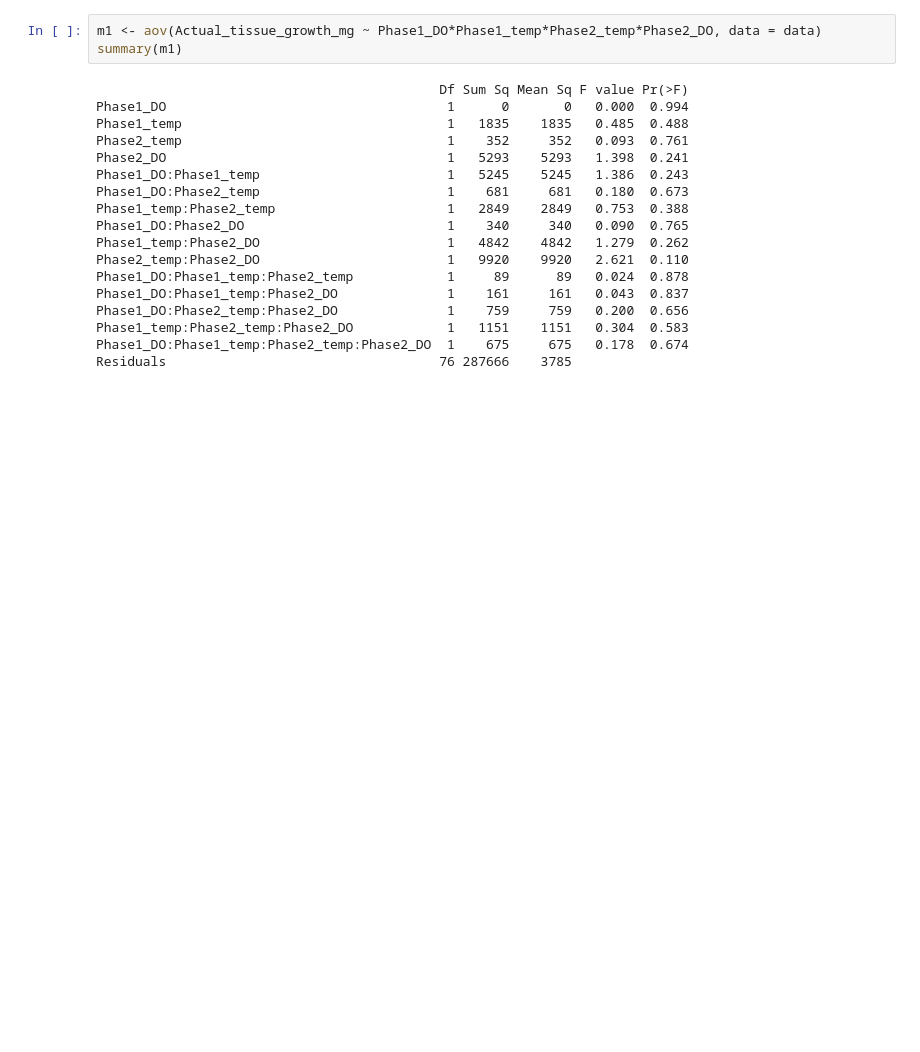
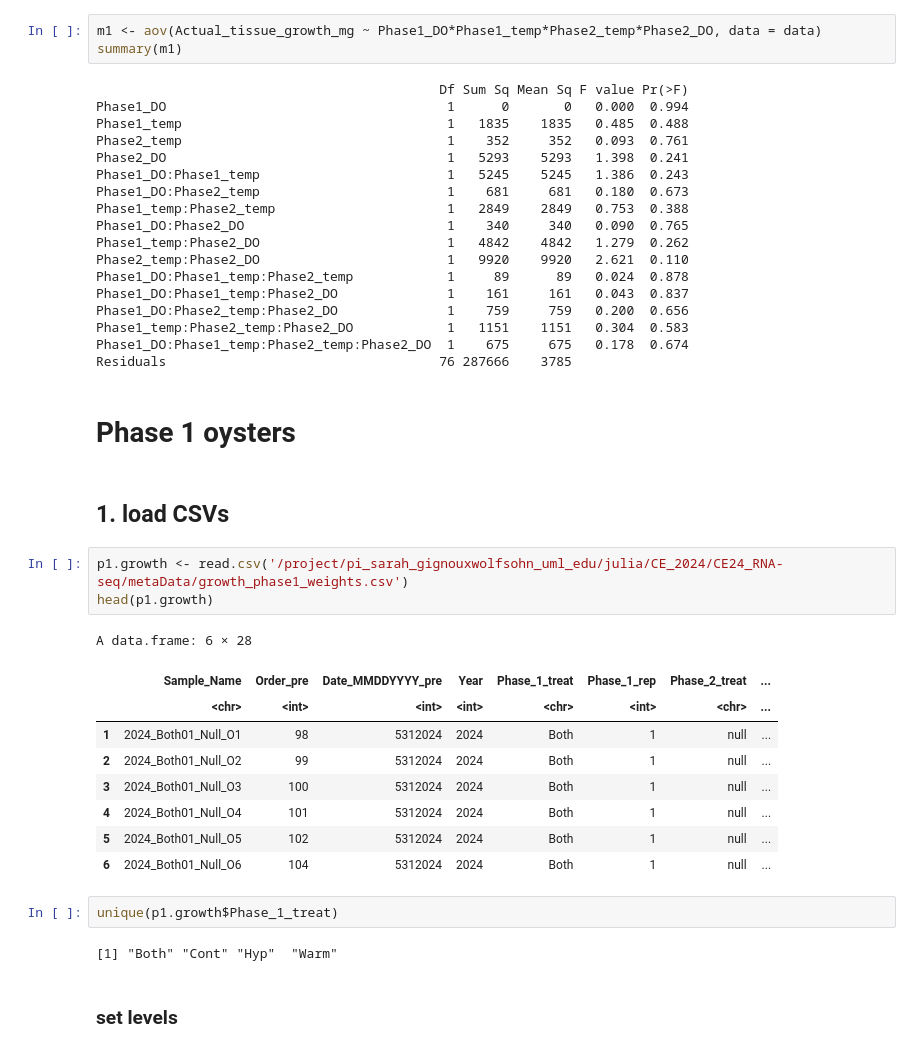
Before and after one commit to jgmcdonough/CE24_RNA-seq, a Jupyter notebook: analysis/diff_expression/phase2_v_phase2/growth_treatments.ipynb, the cells around one changed output. Saved outputs shown, nothing was run; the diff lists cells and outputs as text; blank space fills up the shorter version.

Commit message:
start phase 1 growth analysis

```diff
--- a/analysis/diff_expression/phase2_v_phase2/growth_treatments.ipynb
+++ b/analysis/diff_expression/phase2_v_phase2/growth_treatments.ipynb
@@ -571,3 +571,26 @@ Phase1_DO:Phase2_temp:Phase2_DO              1    759     759   0.200  0.656
 Phase1_temp:Phase2_temp:Phase2_DO            1   1151    1151   0.304  0.583
 Phase1_DO:Phase1_temp:Phase2_temp:Phase2_DO  1    675     675   0.178  0.674
 Residuals                                   76 287666    3785
+# %% [markdown]
+# Phase 1 oysters
+# %% [markdown]
+## 1. load CSVs
+# %%
+p1.growth <- read.csv('/project/pi_sarah_gignouxwolfsohn_uml_edu/julia/CE_2024/CE24_RNA-seq/metaData/growth_phase1_weights.csv')
+head(p1.growth)
+# %% [output]
+A data.frame: 6 × 28
+|  | Sample_Name | Order_pre | Date_MMDDYYYY_pre | Year | Phase_1_treat | Phase_1_rep | Phase_2_treat | ... |
+|  | <chr> | <int> | <int> | <int> | <chr> | <int> | <chr> | ... |
+| 1 | 2024_Both01_Null_O1 | 98 | 5312024 | 2024 | Both | 1 | null | ... |
+| 2 | 2024_Both01_Null_O2 | 99 | 5312024 | 2024 | Both | 1 | null | ... |
+| 3 | 2024_Both01_Null_O3 | 100 | 5312024 | 2024 | Both | 1 | null | ... |
+| 4 | 2024_Both01_Null_O4 | 101 | 5312024 | 2024 | Both | 1 | null | ... |
+| 5 | 2024_Both01_Null_O5 | 102 | 5312024 | 2024 | Both | 1 | null | ... |
+| 6 | 2024_Both01_Null_O6 | 104 | 5312024 | 2024 | Both | 1 | null | ... |
+# %%
+unique(p1.growth$Phase_1_treat)
+# %% [output]
+[1] "Both" "Cont" "Hyp"  "Warm"
+# %% [markdown]
+### set levels
```
Also changed, not shown: parts of 8 cells of this notebook.
